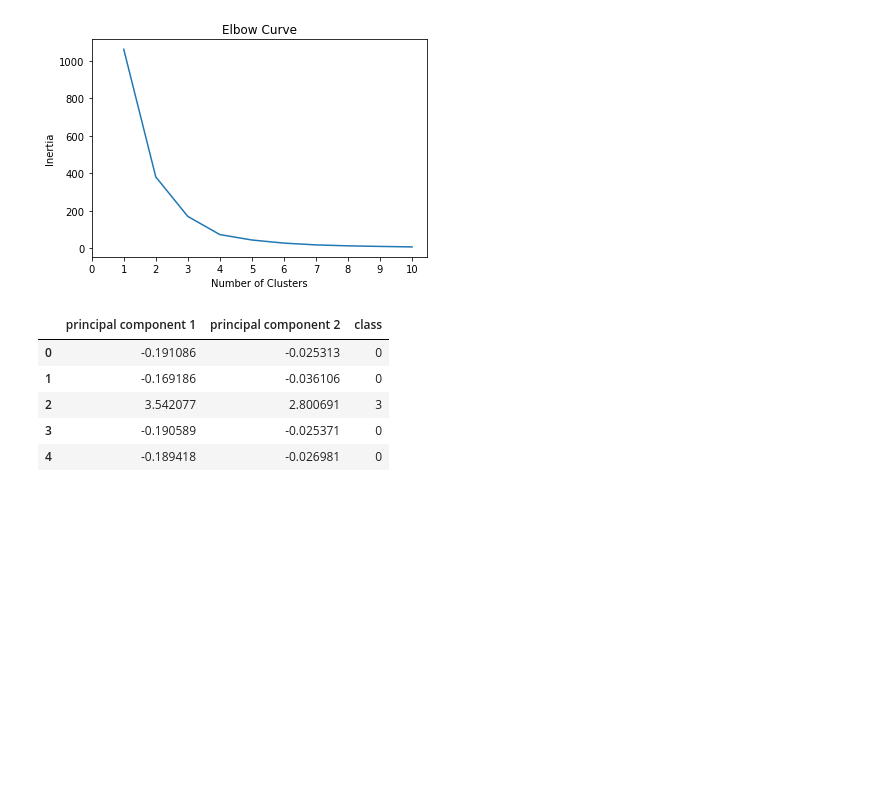
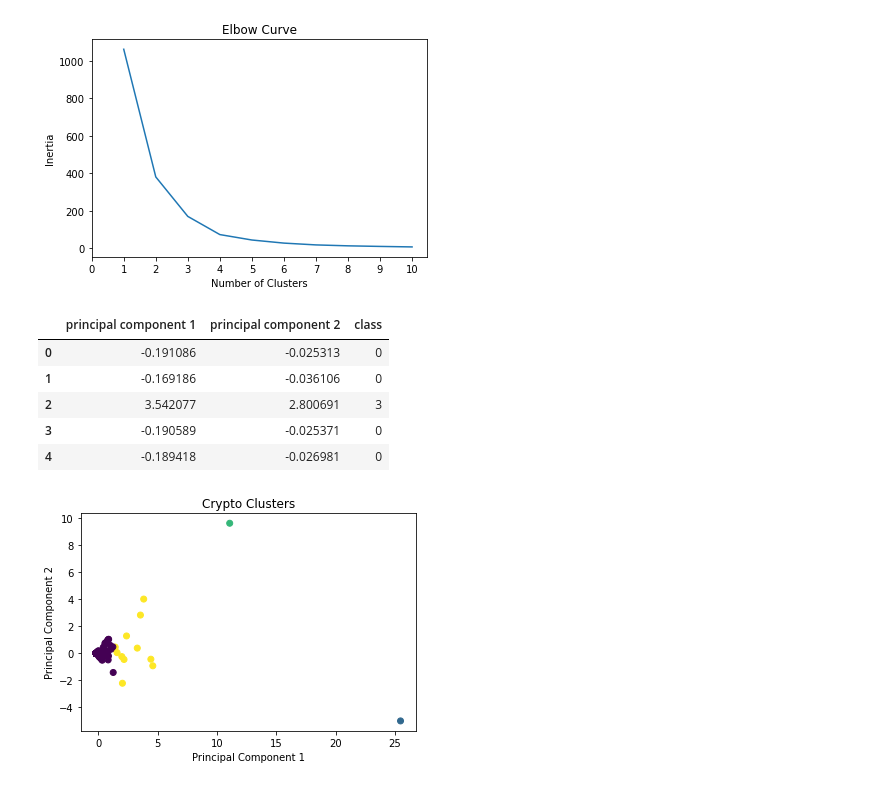
Before and after one commit to Kamerondee/unsupervised_machine_learning, a Jupyter notebook: Untitled.ipynb, the cells around one changed output. Drawn from its saved outputs; the diff is of its cells as text; code cells hidden in the pictures; blank space fills up the shorter version.

```diff
--- a/Untitled.ipynb
+++ b/Untitled.ipynb
@@ -137,3 +137,13 @@ df_pca.head()
 | 2 | 3.542077 | 2.800691 | 3 |
 | 3 | -0.190589 | -0.025371 | 0 |
 | 4 | -0.189418 | -0.026981 | 0 |
+# %%
+# Visualize the clusters
+
+plt.scatter(x=df_pca['principal component 1'], y=df_pca['principal component 2'], c=df_pca['class'])
+plt.xlabel('Principal Component 1')
+plt.ylabel('Principal Component 2')
+plt.title('Crypto Clusters')
+plt.show()
+# %% [output]
+[figure, added]
```
